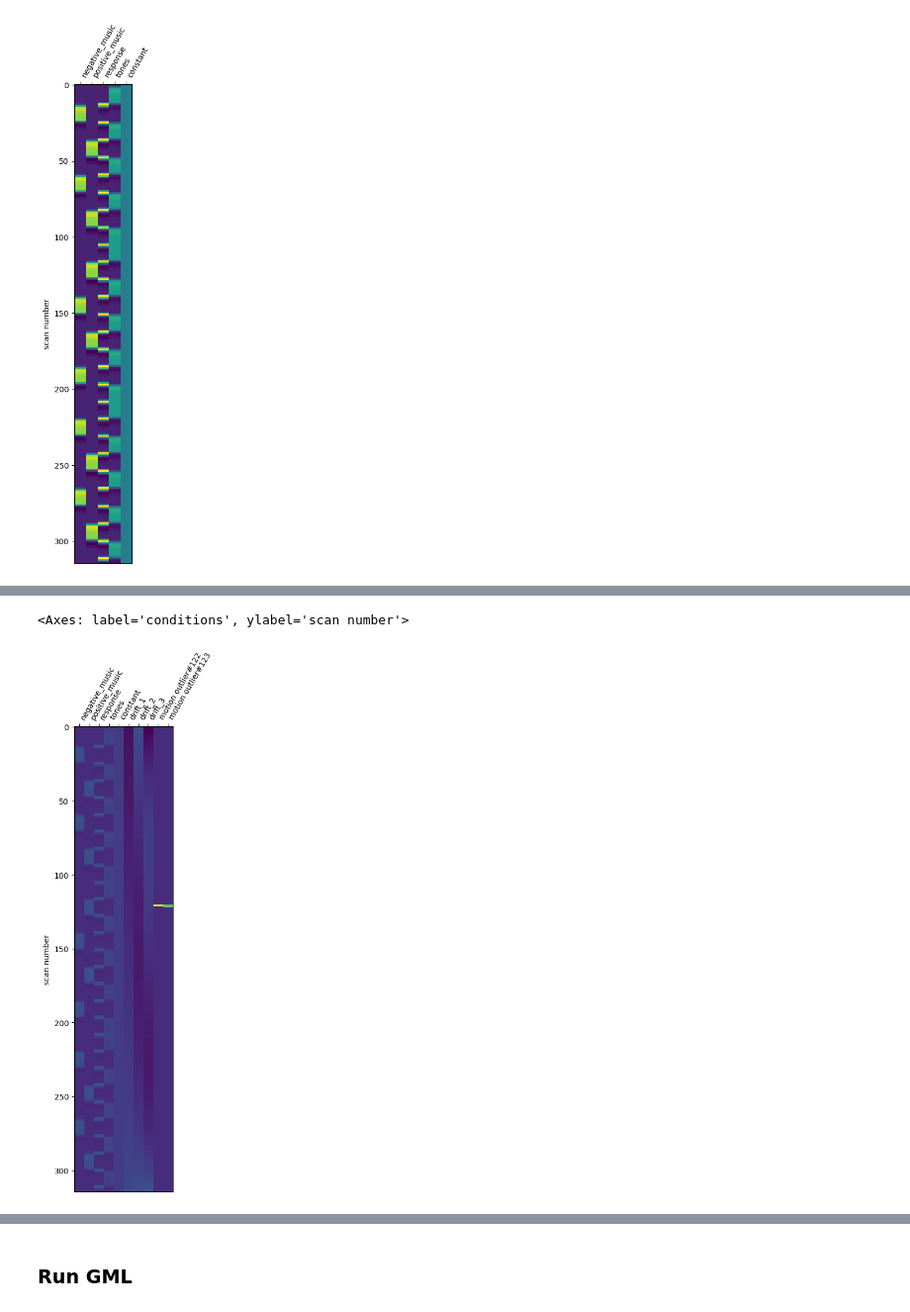
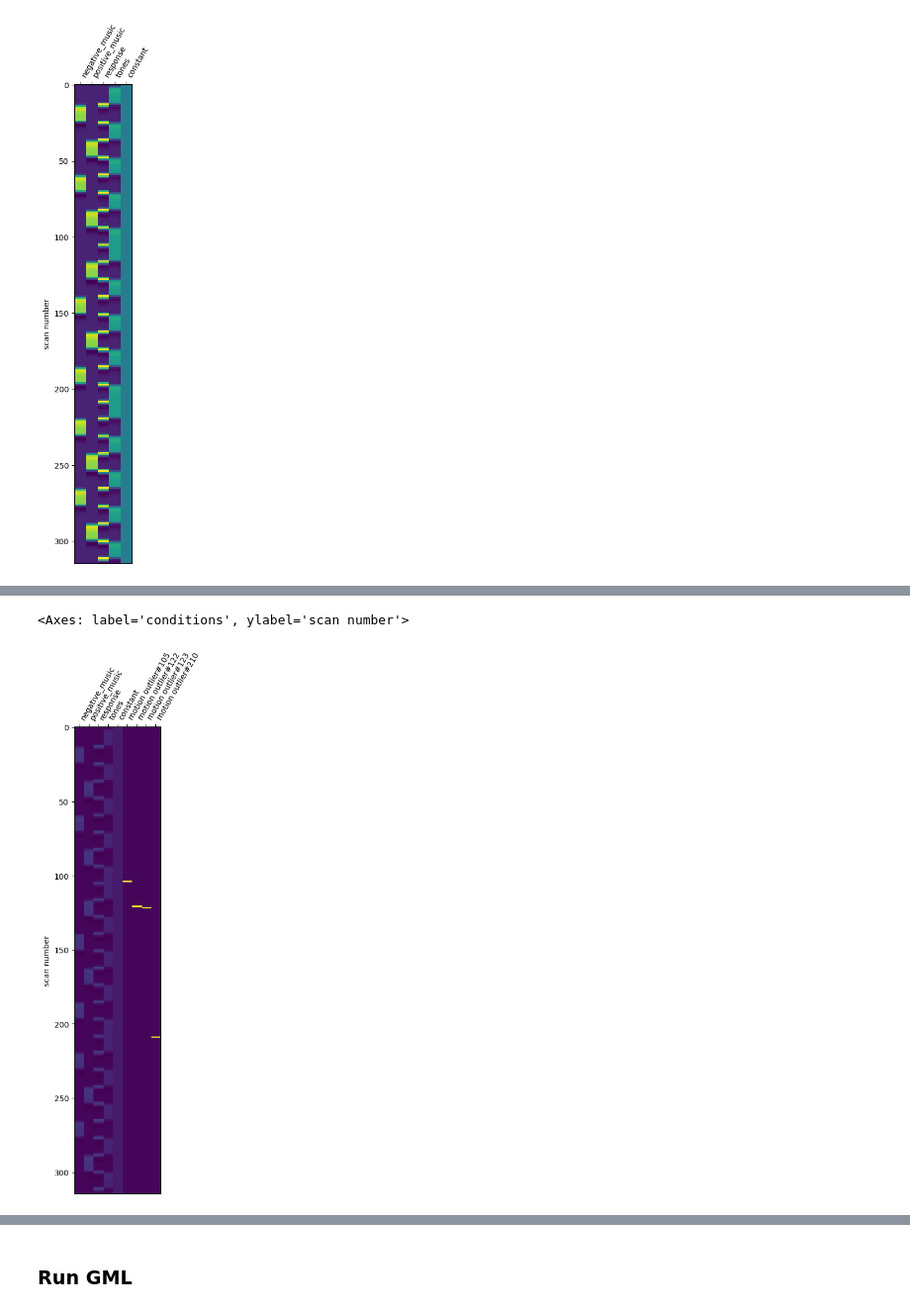
Before and after one commit to ThibthibML/NSSP, a Jupyter notebook: part1.ipynb, the cells around one changed output, grey strips where cells are left out. Shown at 99% size. Saved outputs shown, nothing was run; the diff lists cells and outputs as text; code cells hidden in the pictures.

```diff
--- a/part1.ipynb
+++ b/part1.ipynb
@@ -699,12 +716,12 @@ plot_design_matrix(design_mat_drift)
 # %%
-design_mat_regged = design_mat_drift.copy()
+design_mat_outlier = design_mat.copy()
 
-reg = np.zeros((315,))*0.0
-for outlier in [121,122] :
+for outlier in [104,121,122,209] :
+    reg = np.zeros((315,))*0.0
     reg[outlier] = 1.0
-    design_mat_regged['motion outlier#' + str(outlier+1)] = reg
+    design_mat_outlier['motion outlier#' + str(outlier+1)] = reg
 
-plot_design_matrix(design_mat_regged)
+plot_design_matrix(design_mat_outlier)
 # %% [output]
 <Axes: label='conditions', ylabel='scan number'>
-[figure, old version]
+[figure, new version]
```
Also changed, not shown: parts of 43 cells of this notebook, 1 other file.
